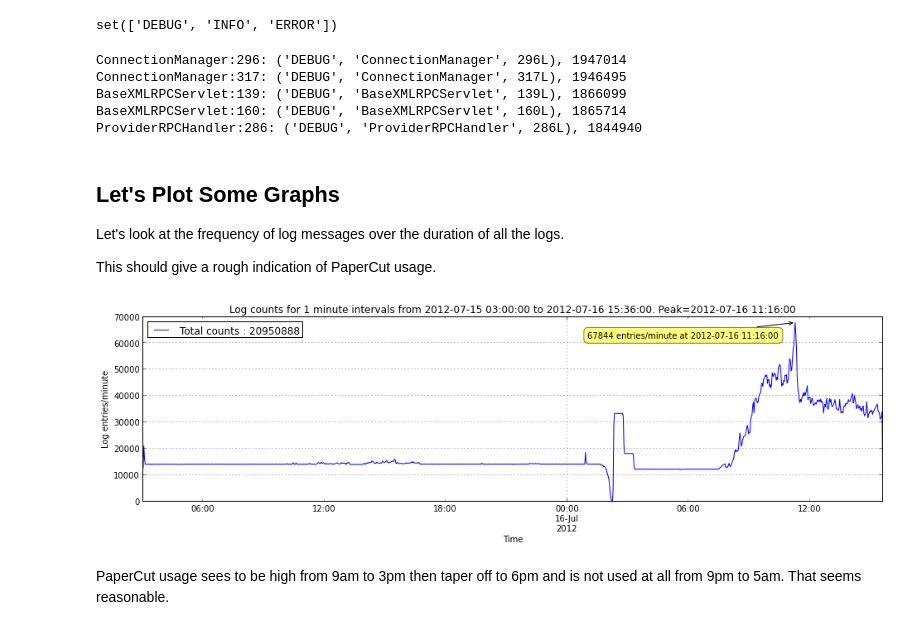
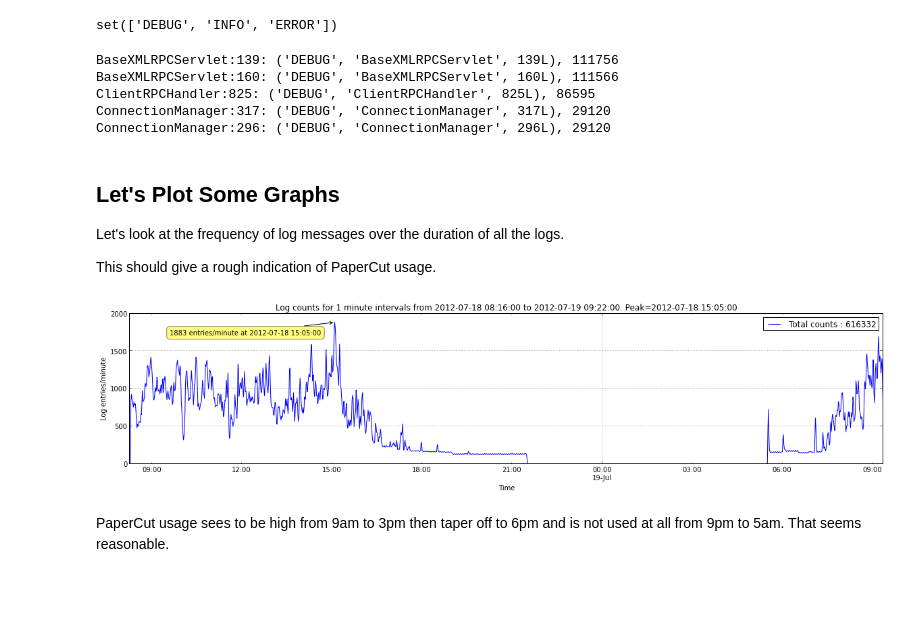
Before and after one commit to peterwilliams97/log_analysis, a Jupyter notebook: nb_pandas-preprocessed-log-files.ipynb, the cells around one changed output. Saved outputs shown, nothing was run; the diff lists cells and outputs as text; code cells hidden in the pictures; blank space fills up the shorter version.

```diff
--- a/nb_pandas-preprocessed-log-files.ipynb
+++ b/nb_pandas-preprocessed-log-files.ipynb
@@ -76,8 +78,10 @@ pandas: 0.11.0
 # %% [markdown]
 ### Load the preprocessed data
 # %%
-data_dir = r'D:\dev\log_analysis\data\AAA'
-data_dir = r'D:\dev\log_analysis\data\BIG'
+#data_dir = r'data\AAA'
+data_dir = r'data\AAA-Copy'
+#data_dir = r'data\AAA-Copy-Copy'
+#data_dir = r'data\BIG'
 lfl_freq = pd.read_hdf(os.path.join(data_dir, 'lfl_freq.h5'), 'logs')
 lfl_freq_corr = pd.read_hdf(os.path.join(data_dir, 'lfl_freq_corr.h5'), 'logs')
 lfl_sorted = pickle.load(open(os.path.join(data_dir, 'lfl_sorted.pkl'), 'rt'))
@@ -99,11 +103,11 @@ set(['DEBUG', 'INFO', 'ERROR'])
 for k, v in string_to_lfl.items()[:5]:
     print '%s: %s, %d' % (k, v, int(lfl_freq[k].sum()))
 # %% [output]
-ConnectionManager:296: ('DEBUG', 'ConnectionManager', 296L), 1947014
-ConnectionManager:317: ('DEBUG', 'ConnectionManager', 317L), 1946495
-BaseXMLRPCServlet:139: ('DEBUG', 'BaseXMLRPCServlet', 139L), 1866099
-BaseXMLRPCServlet:160: ('DEBUG', 'BaseXMLRPCServlet', 160L), 1865714
-ProviderRPCHandler:286: ('DEBUG', 'ProviderRPCHandler', 286L), 1844940
+BaseXMLRPCServlet:139: ('DEBUG', 'BaseXMLRPCServlet', 139L), 111756
+BaseXMLRPCServlet:160: ('DEBUG', 'BaseXMLRPCServlet', 160L), 111566
+ClientRPCHandler:825: ('DEBUG', 'ClientRPCHandler', 825L), 86595
+ConnectionManager:317: ('DEBUG', 'ConnectionManager', 317L), 29120
+ConnectionManager:296: ('DEBUG', 'ConnectionManager', 296L), 29120
 # %% [markdown]
 Let's Plot Some Graphs
 -----------
@@ -113,27 +117,27 @@ This should give a rough indication of PaperCut usage.
 # %%
 def get_peak(series):
     return series.dropna().idxmax()
 
 def annotate_peak(series):
     peak = get_peak(series)
     plt.annotate(
         '%d entries/minute at %s' % (series[peak], peak),
         xy = (peak, totals[peak]),
         xytext = (-20, -20), textcoords='offset points',
         ha = 'right', va = 'bottom', bbox = dict(boxstyle = 'round,pad=0.5', fc = 'yellow', alpha = 0.5),
         arrowprops = dict(arrowstyle = '->', connectionstyle = 'arc3,rad=0'))
 
-totals = lfl_freq.sum(axis=1).dropna()
+totals = lfl_freq.sum(axis=1)
 peak = get_peak(totals)
 
 totals.plot(label='Total counts : %6d' % (totals.sum()))
 title('Log counts for 1 minute intervals from %s to %s. Peak=%s' % (lfl_freq.index.min(), lfl_freq.index.max(),  peak))
 xlabel('Time')
 ylabel('Log entries/minute')
 legend()
 annotate_peak(totals)
 # %% [output]
-[figure, old version]
+[figure, new version]
 # %% [markdown]
 PaperCut usage sees to be high from 9am to 3pm then taper off to 6pm and is not used at all from 9pm to 5am. That seems reasonable.
 # %% [markdown]
```
Also changed, not shown: parts of 15 cells of this notebook, 3 other files.
